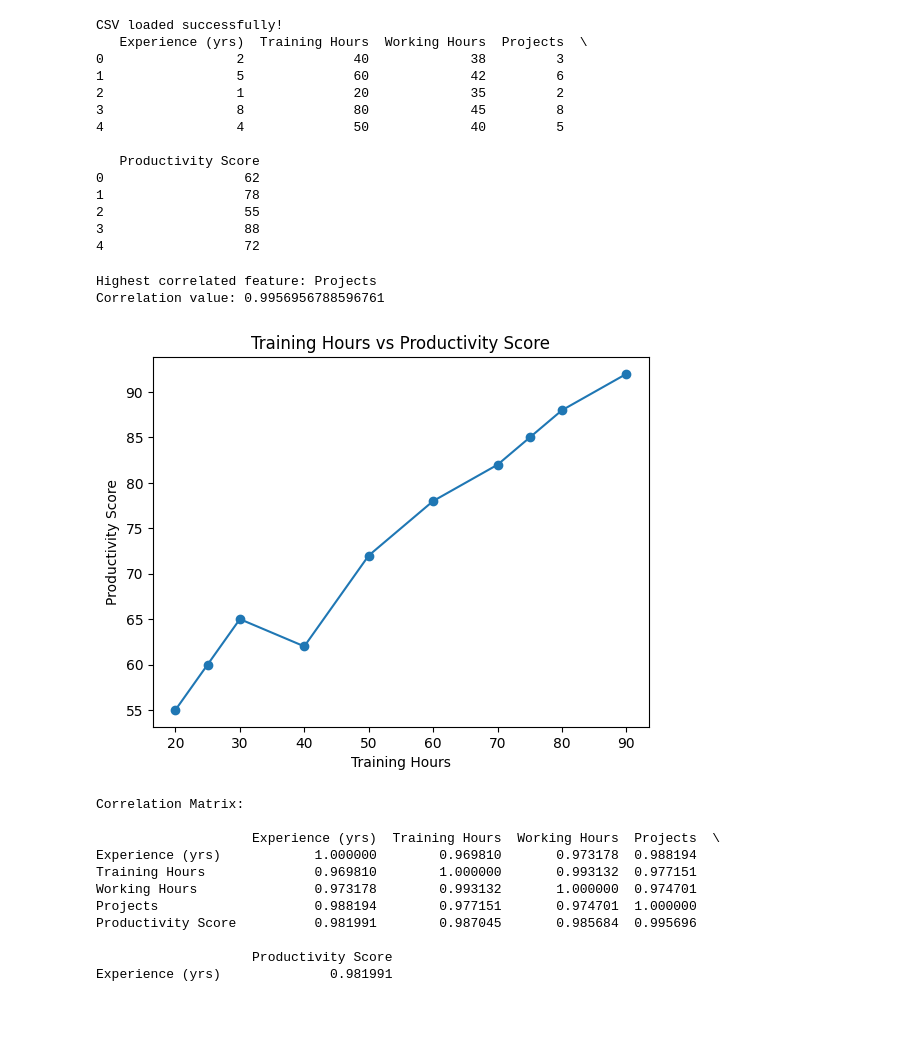
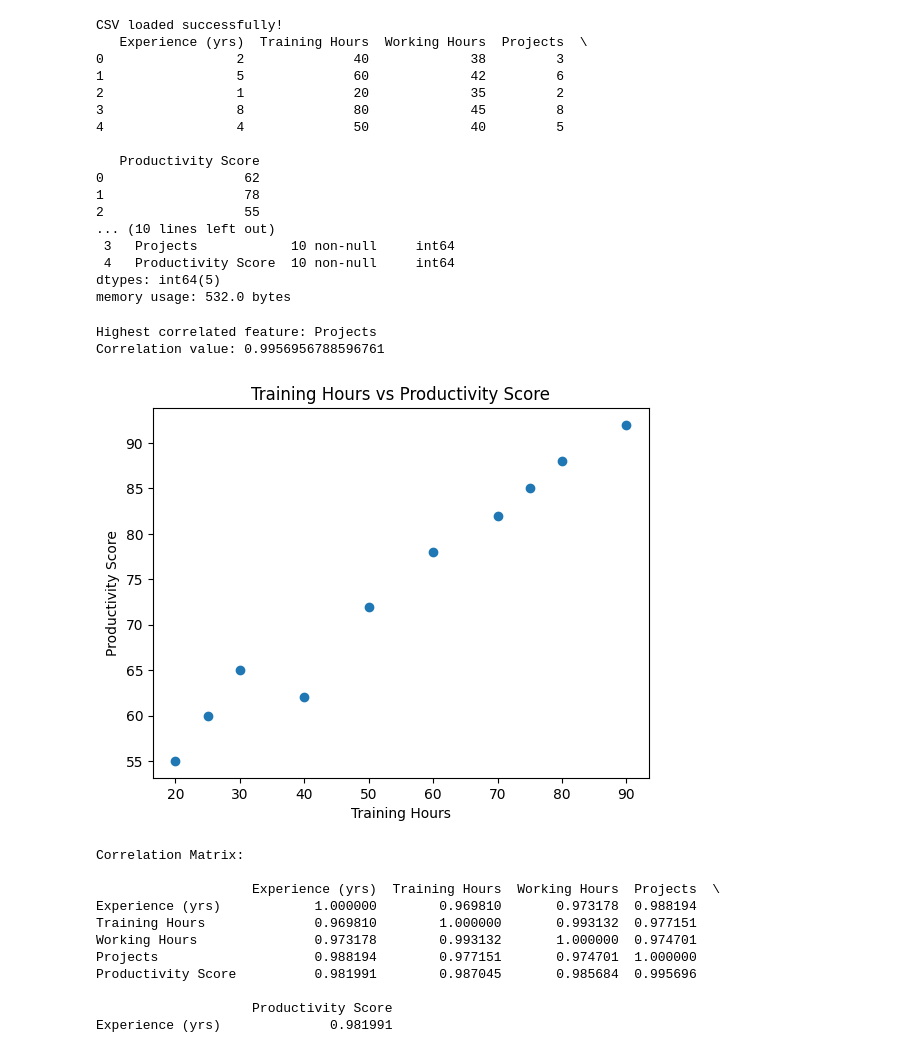
Before and after one commit to seshadrite/aimlexercises, a Jupyter notebook: exercise1.ipynb, the cells around one changed output. Cells and saved outputs as stored; diff of their text form; code cells hidden in the pictures; blank space fills up the shorter version.

```diff
--- a/exercise1.ipynb
+++ b/exercise1.ipynb
@@ -12,9 +12,13 @@ try:
 
     # Read the content into a pandas DataFrame
     df = pd.read_csv(io.StringIO(response.text))
-
     print("CSV loaded successfully!")
     print(df.head())
+    # Perform NULL Checks
+    df.info()
+    df.isnull().sum()
+
+
 except requests.exceptions.RequestException as e:
     print(f"Error fetching the CSV file: {e}")
     print("Please ensure the URL is correct and accessible.")
@@ -35,8 +39,11 @@ CSV loaded successfully!
 0                  62
 1                  78
 2                  55
-3                  88
-4                  72
+... (10 lines left out)
+ 3   Projects            10 non-null     int64
+ 4   Productivity Score  10 non-null     int64
+dtypes: int64(5)
+memory usage: 532.0 bytes
 # %%
 # •	Which factor most strongly impacts productivity?
 
@@ -56,22 +63,22 @@ print(f"Correlation value: {max_value}")
 Highest correlated feature: Projects
 Correlation value: 0.9956956788596761
 # %%
-#	How does training affect productivity?
+#	How does Training Hours affect productivity?
 import matplotlib.pyplot as plt
 
 training_hours_sorted, productivity_sorted = zip(
     *sorted(zip(df['Training Hours'], df['Productivity Score']))
 )
 # Plot line graph
 plt.figure()
-plt.plot(training_hours_sorted, productivity_sorted, marker='o')
+plt.scatter(training_hours_sorted, productivity_sorted, marker='o')
 plt.xlabel("Training Hours")
 plt.ylabel("Productivity Score")
 plt.title("Training Hours vs Productivity Score")
 plt.show()
 
 # As per the plot Training has a positive correlation with producitivity overall, except for the duration between 30-40.
 # %% [output]
-[figure, old version]
+[figure, new version]
 # %%
 #	Should the company increase training hours or working hours?
```
Also changed, not shown: parts of 6 cells of this notebook.
